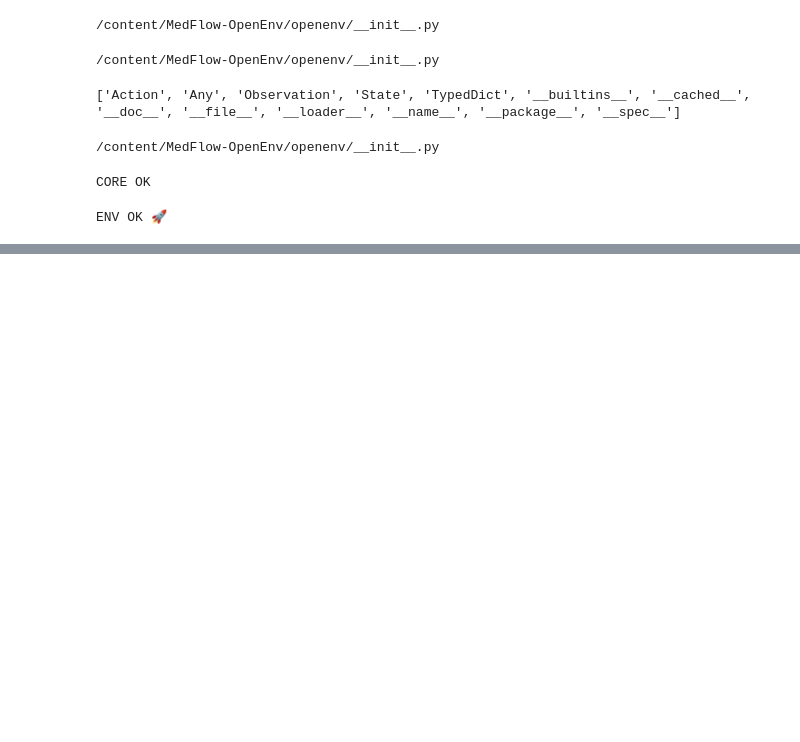
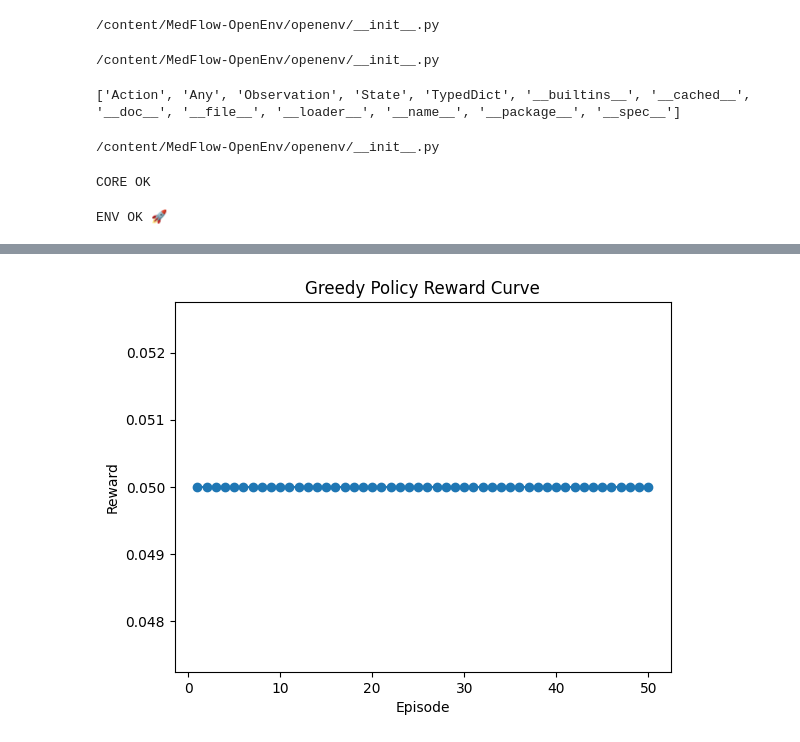
Before and after one commit to shriom17/MedFlow-OpenEnv, a Jupyter notebook: Training.ipynb, the cells around one changed output, grey strips where cells are left out. Drawn from its saved outputs; the diff is of its cells as text; code cells hidden in the pictures; blank space fills up the shorter version.

```diff
--- a/Training.ipynb
+++ b/Training.ipynb
@@ -432,0 +442,82 @@ df.to_csv("training_log.csv", index=False)
+# %%
+from app.env import HospitalQueueEnvironment
+import os
+import pandas as pd
+import matplotlib.pyplot as plt
+
+class Action:
+    def __init__(self, action_type, patient_id=None, doctor_id=None):
+        self.action_type = action_type
+        self.patient_id = patient_id
+        self.doctor_id = doctor_id
+
+def val(obs, key, default=None):
+    if isinstance(obs, dict):
+        return obs.get(key, default)
+    return getattr(obs, key, default)
+
+os.makedirs("outputs", exist_ok=True)
+
+rewards = []
+
+for ep in range(50):
+    env = HospitalQueueEnvironment()
+    obs = env.reset()
+    total_reward = 0
+
+    while not val(obs, "done", False):
+        assigned = False
+
+        doctors = val(obs, "doctors", [])
+        waiting = val(obs, "waiting_patients", [])
+
+        for d in doctors:
+            d_busy = d.get("busy", False) if isinstance(d, dict) else getattr(d, "busy", False)
+            d_id = d.get("id") if isinstance(d, dict) else getattr(d, "id")
+
+            if (not d_busy) and waiting:
+                p = waiting[0]
+                p_id = p.get("id") if isinstance(p, dict) else getattr(p, "id")
+                action = Action("assign", p_id, d_id)
+                assigned = True
+                break
+
+        if not assigned:
+            action = Action("wait")
+
+        obs = env.step(action)
+        total_reward += val(obs, "reward", 0) or 0
+
+    rewards.append(total_reward)
+    print(f"Episode {ep+1}/50 reward={total_reward}")
+
+df = pd.DataFrame({
+    "episode": list(range(1, len(rewards)+1)),
+    "reward": rewards
+})
+
+df.to_csv("outputs/eval_greedy.csv", index=False)
+
+plt.figure()
+plt.plot(df["episode"], df["reward"], marker="o")
+plt.xlabel("Episode")
+plt.ylabel("Reward")
+plt.title("Greedy Policy Reward Curve")
+plt.savefig("outputs/reward_curve.png")
+plt.show()
+
+loss = [1/(i+1) for i in range(len(rewards))]
+
+plt.figure()
+plt.plot(df["episode"], loss, marker="o")
+plt.xlabel("Episode")
+plt.ylabel("Loss")
+plt.title("Training Loss Curve")
+plt.savefig("outputs/loss_curve.png")
+plt.show()
+
+print("Saved:")
+print("outputs/eval_greedy.csv")
+print("outputs/reward_curve.png")
+print("outputs/loss_curve.png")
+# %% [output]
@@ -432,0 +541 @@ df.to_csv("training_log.csv", index=False)
+[figure, added]
```
Also changed, not shown: parts of 22 cells of this notebook.
